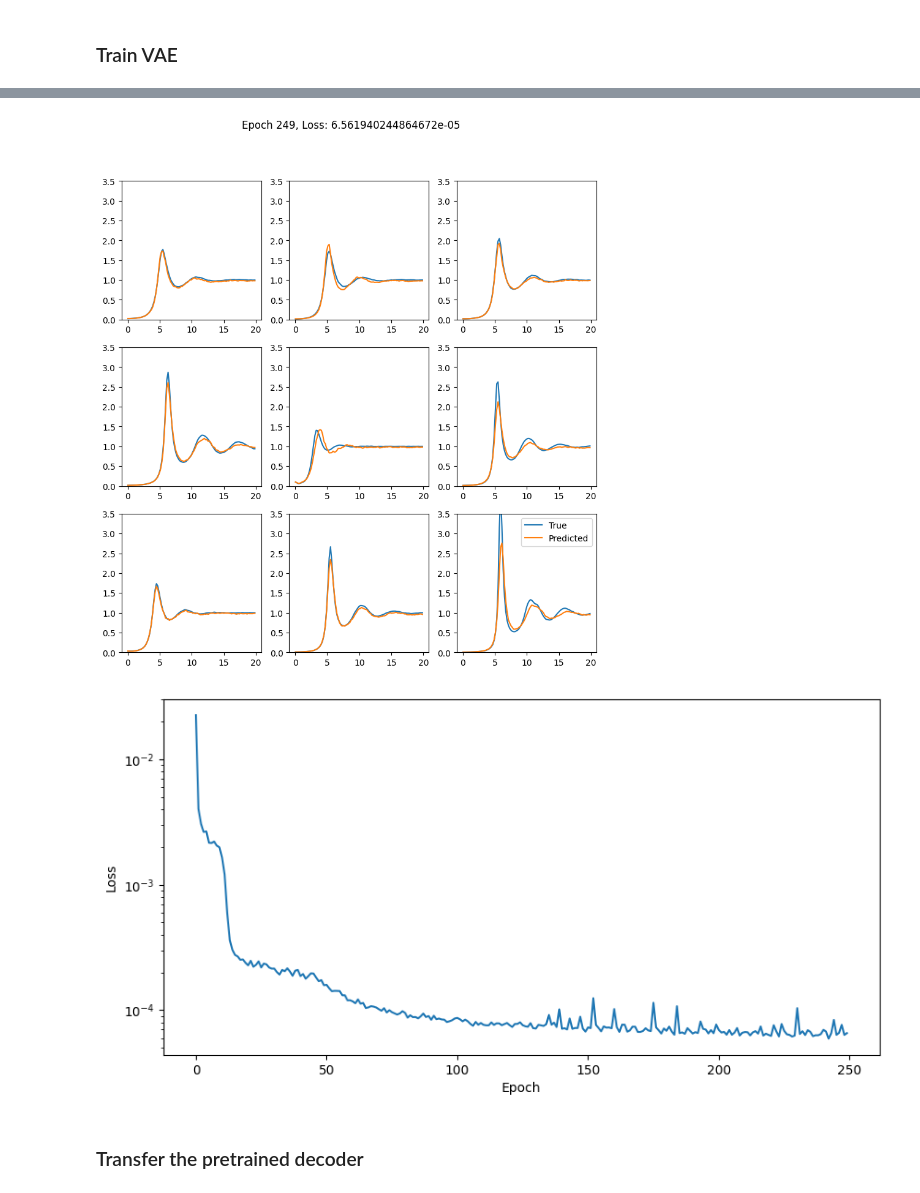
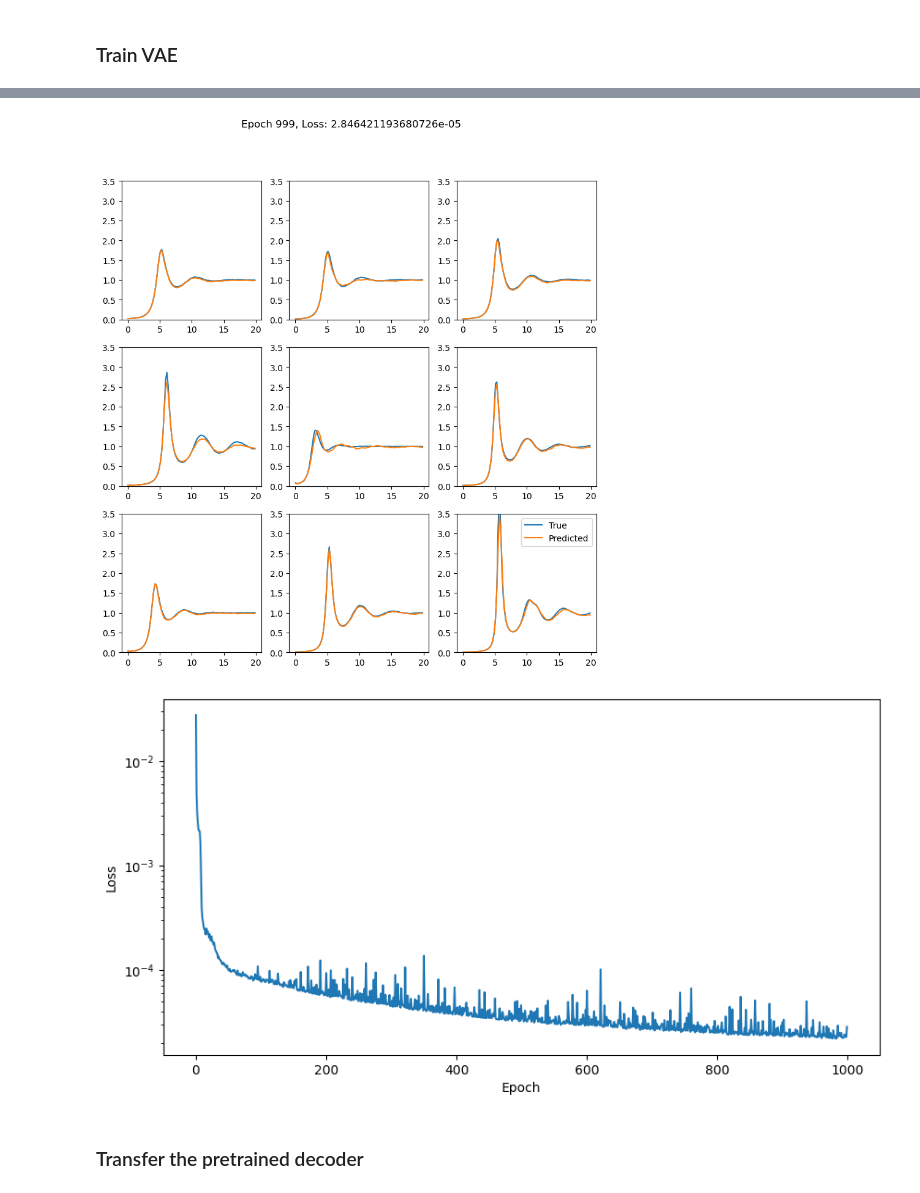
Before and after one commit to ch-tung/SQ_KAN, a Jupyter notebook: test_torch_NN.ipynb, the cells around one changed output, grey strips where cells are left out. Drawn from its saved outputs; the diff is of its cells as text; code cells hidden in the pictures.

```diff
--- a/test_torch_NN.ipynb
+++ b/test_torch_NN.ipynb
@@ -60,13 +60,18 @@ def calculate_output_size(input_size, filter_size, padding, stride):
 def to_torch(array):
     return torch.from_numpy(array).float()
 
+cuda0 = torch.device('cuda:0')
+cpu = torch.device('cpu')
+def to_torch_device(array,device=cpu):
+    return torch.from_numpy(array.astype('float32')).float().to(device)
+
 def init_weights(m):
     if isinstance(m, nn.Linear):
         torch.nn.init.xavier_uniform_(m.weight, gain=1)
         m.bias.data.fill_(0.01)
 
 class VAE(nn.Module):
-    def __init__(self, latent_dim, sq_dim, n_filters=32):
+    def __init__(self, latent_dim, sq_dim, n_filters=40):
         super(VAE, self).__init__()
         self.latent_dim = latent_dim
         self.sq_dim = sq_dim
@@ -119,13 +124,15 @@ class VAE(nn.Module):
 # %% [markdown]
 ## Train NN
 # %%
-latent_dim = 3  # replace with your actual latent_dim
+latent_dim = 4  # replace with your actual latent_dim
 sq_dim = SQ_list.shape[1]  # replace with your actual sq_dim
+n_filters=32
 # %% [markdown]
 ### Train VAE
 # %%
-vae = VAE(latent_dim, sq_dim, n_filters=32)
+vae = VAE(latent_dim, sq_dim, n_filters=n_filters)
 vae.apply(init_weights)
+vae.to(cpu)
 # y_train_torch = torch.from_numpy(y_train.astype('float32'))
 # vae(y_train_torch[2395:2397])
 # %% [output]
@@ -168,7 +175,8 @@ def visualize_training_VAE(model, epoch, loss, y_ind):
 
 def train_model_VAE(model, y_train, epochs=100, batch_size=256, lr=1e-3, l2_reg=0.001):
     # Convert numpy arrays to PyTorch tensors
-    y_train_torch = torch.from_numpy(y_train.astype('float32'))
+    # y_train_torch = torch.from_numpy(y_train.astype('float32'))
+    y_train_torch = to_torch_device(y_train)
 
     # Create a DataLoader
     dataset = TensorDataset(y_train_torch, y_train_torch)
@@ -218,10 +226,10 @@ def train_model_VAE(model, y_train, epochs=100, batch_size=256, lr=1e-3, l2_reg=
             # plt.xscale('log')
             plt.show()
 # %%
-train_model_VAE(vae, y_train, epochs=250, batch_size=512, l2_reg=1e-6, lr=1e-3)
+train_model_VAE(vae, y_train, epochs=1000, batch_size=512, l2_reg=1e-6, lr=1e-3)
 # %% [output]
-[figure, old version]
+[figure, new version]
-[figure, old version]
+[figure, new version]
 # %% [markdown]
 ### Transfer the pretrained decoder
 # %%
```
Also changed, not shown: parts of 10 cells of this notebook, 4 other files.
